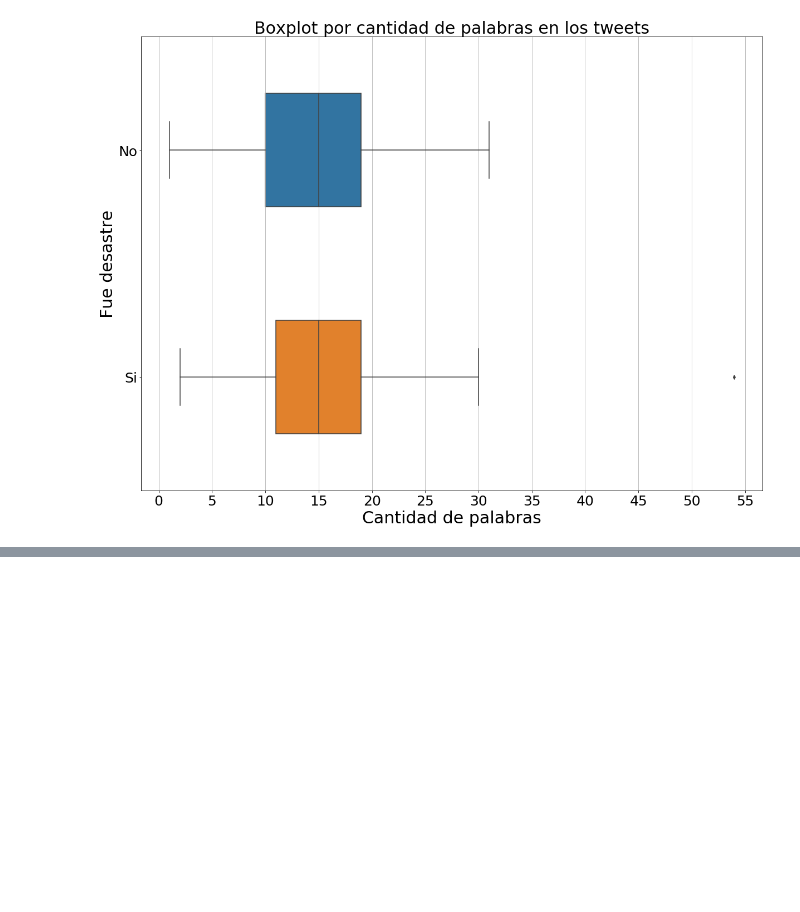
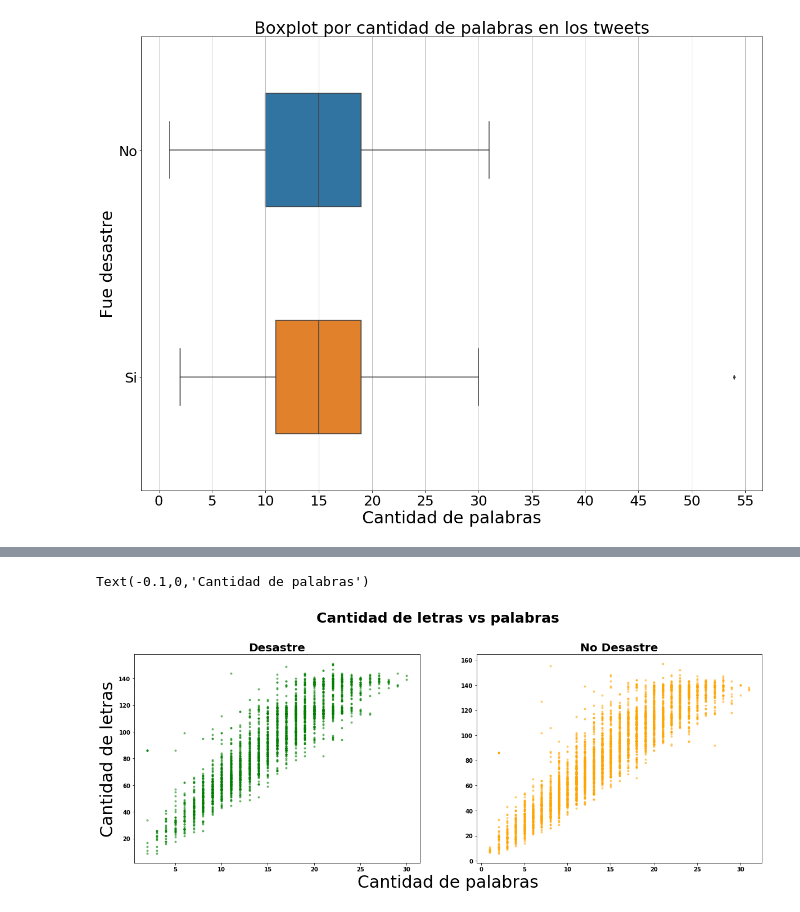
Before and after one commit to FranciscoGauna/TP1-Datos, a Jupyter notebook: Analisis-Kev.ipynb, the cells around one changed output, grey strips where cells are left out. Saved outputs shown, nothing was run; the diff lists cells and outputs as text; code cells hidden in the pictures; blank space fills up the shorter version.

```diff
--- a/Analisis-Kev.ipynb
+++ b/Analisis-Kev.ipynb
@@ -738,0 +811,20 @@ plt.show()
+# %%
+fig = plt.figure()
+plt.rcParams['figure.figsize'] = [25,15]
+plt.rcParams["font.weight"] = "bold"
+plt.subplots_adjust(wspace=0.2, hspace=0.2)
+fig.suptitle('Cantidad de letras vs palabras', fontsize=25,fontweight="bold", color="black",position=(0.5,0.95))
+
+ax1 = fig.add_subplot(221)
+ax1.scatter('cantidad_palabras','cantidad_letras',data=datos[(datos['target']==1) &(datos['cantidad_palabras']<=50)],marker='o', color='green',alpha=0.5,s=9)
+ax1.set_title('Desastre',size=20,fontweight="bold")
+ax1.set_ylabel("Cantidad de letras",position=(1,0.5),size=30)
+
+ax2 = fig.add_subplot(222)
+ax2.scatter('cantidad_palabras','cantidad_letras',data=datos[datos['target']==0],marker='o', color='orange',alpha=0.5,s=9)
+ax2.set_title('No Desastre',size=20,fontweight="bold")
+ax2.set_xlabel("Cantidad de palabras", position=(-0.1,0),size=30)
+#plt.savefig("cantidad_letras_palabras_1.png",bbox_inches='tight')
+# %% [output]
+Text(-0.1,0,'Cantidad de palabras')
+[figure, added]
```
Also changed, not shown: parts of 12 cells of this notebook, 1 other file.
